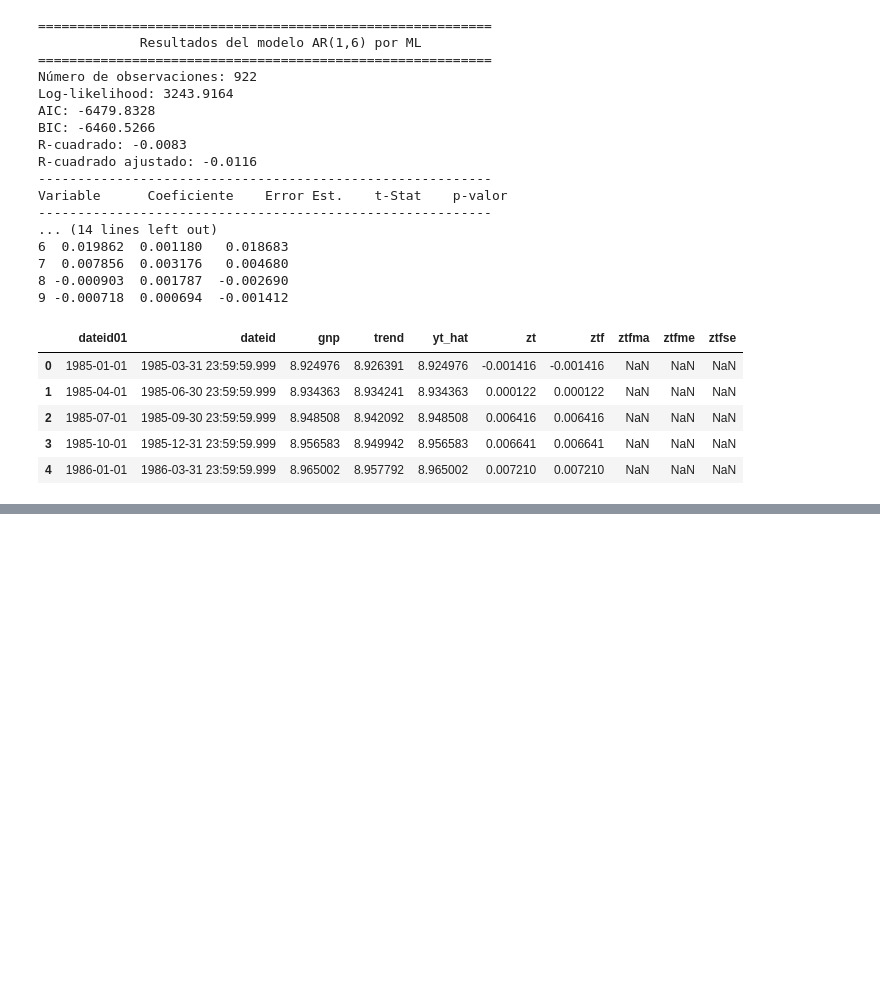
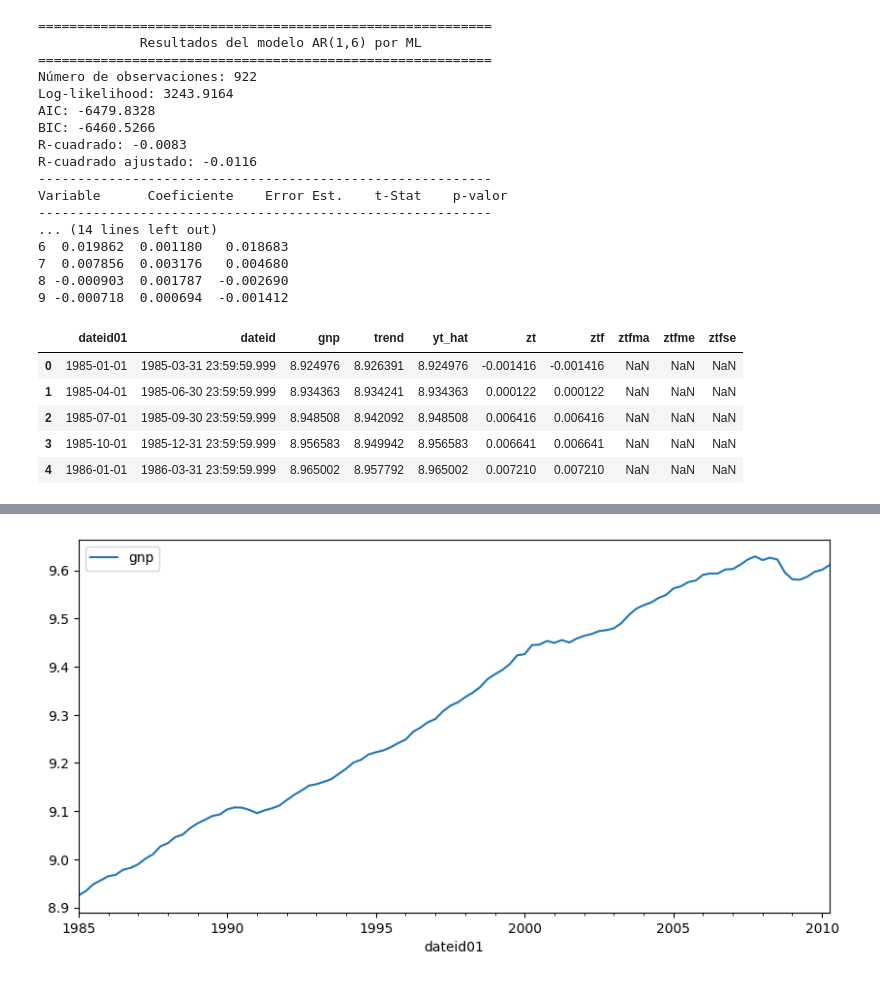
Before and after one commit to DavidGuzzi/MECMT10, a Jupyter notebook: clase_2.ipynb, the cells around one changed output, grey strips where cells are left out. Saved outputs shown, nothing was run; the diff lists cells and outputs as text; code cells hidden in the pictures; blank space fills up the shorter version.

```diff
--- a/clase_2.ipynb
+++ b/clase_2.ipynb
@@ -1161,0 +1182,4 @@ df_3.head()
+# %%
+df_3.plot(x='dateid01', y='gnp', figsize=(10, 5));
+# %% [output]
+[figure, added]
```
Also changed, not shown: parts of 5 cells of this notebook.
